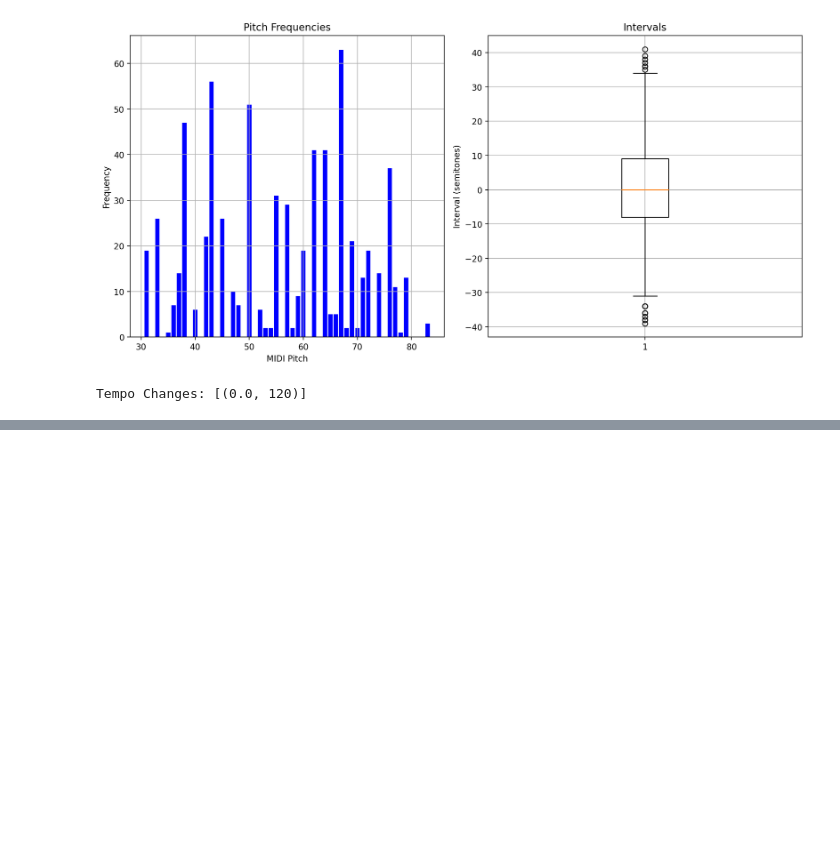
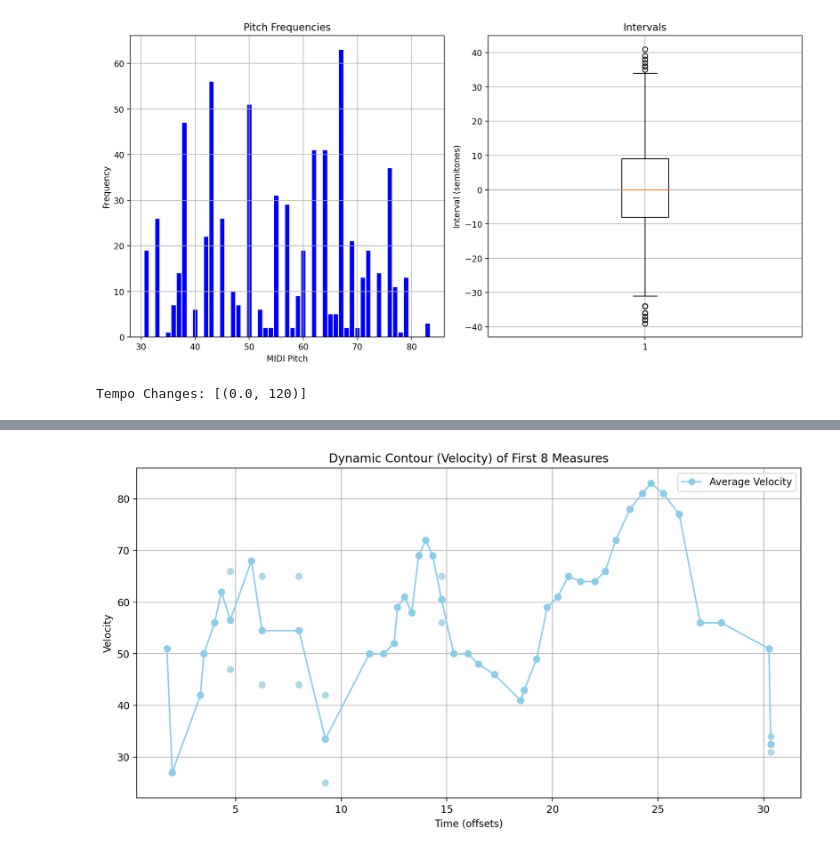
Before and after one commit to JorisMonnet/DM_Assignment3, a Jupyter notebook: c_2.ipynb, the cells around one changed output, grey strips where cells are left out. Cells and saved outputs as stored; diff of their text form; code cells hidden in the pictures; blank space fills up the shorter version.

```diff
--- a/c_2.ipynb
+++ b/c_2.ipynb
@@ -296,0 +492,31 @@ Tempo Changes: [(0.0, 120)]
+# %%
+measures = midi_file.measures(1, 8)
+all_notes = measures.flatten().notes
+
+offsets_to_velocities = {}
+for note in all_notes:
+    if note.volume.velocity is not None:
+        offset = float(note.offset)
+        if offset not in offsets_to_velocities:
+            offsets_to_velocities[offset] = []
+        offsets_to_velocities[offset].append(note.volume.velocity)
+
+average_velocities = [sum(velocities) / len(velocities) for velocities in offsets_to_velocities.values()]
+time_offsets = list(offsets_to_velocities.keys())
+
+plt.figure(figsize=(12, 6))
+plt.plot(time_offsets, average_velocities, marker='o', linestyle='-', color='skyblue', label='Average Velocity')
+plt.scatter(time_offsets, average_velocities, color='darkblue')
+
+for offset, velocities in offsets_to_velocities.items():
+    for velocity in velocities:
+        plt.scatter([offset]*len(velocities), velocities, color='lightblue')
+
+plt.title('Dynamic Contour (Velocity) of First 8 Measures')
+plt.xlabel('Time (offsets)')
+plt.ylabel('Velocity')
+plt.grid(True)
+plt.legend()
+plt.show()
+# %% [output]
+[figure, added]
```
Also changed, not shown: parts of 14 cells of this notebook.
